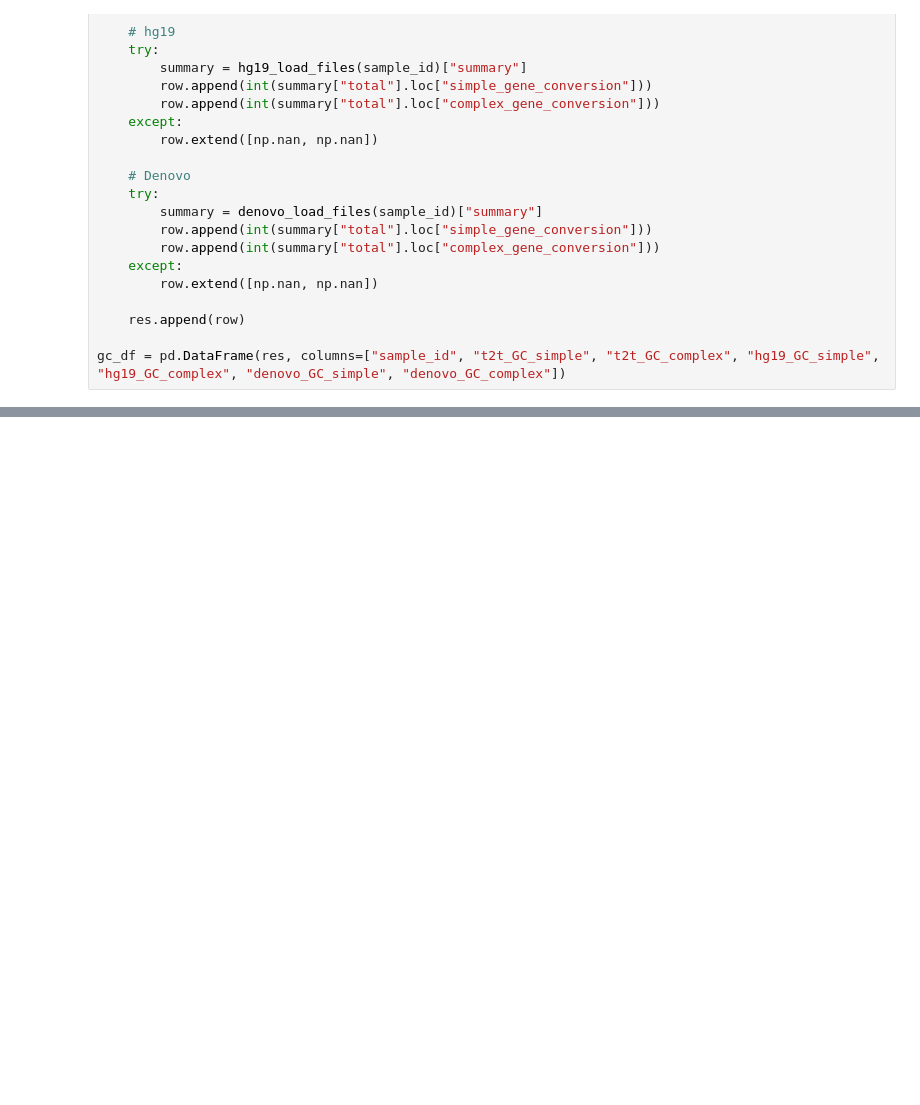
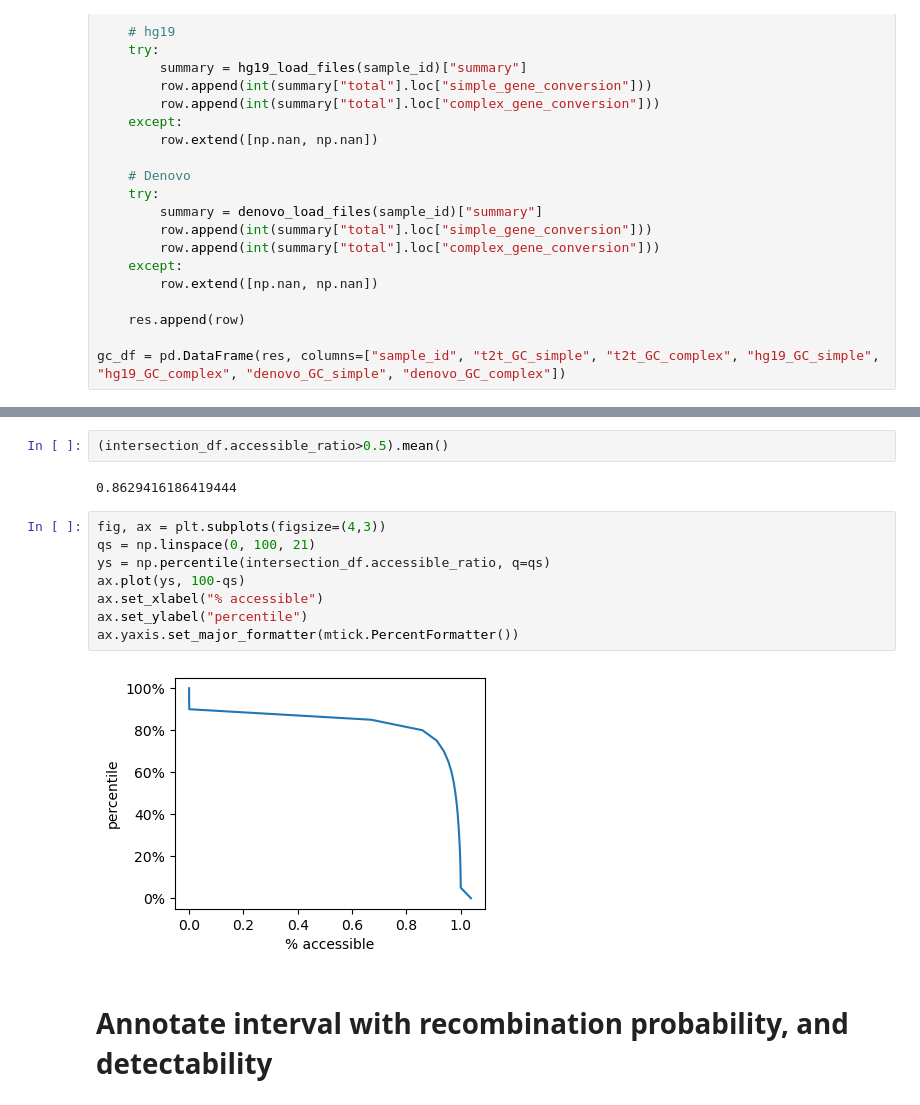
Before and after one commit to regevs/recombination, a Jupyter notebook: notebooks/20230918_compare_alignment_to_t2t.ipynb, the cells around one changed output, grey strips where cells are left out. Drawn from its saved outputs; the diff is of its cells as text; blank space fills up the shorter version.

```diff
--- a/notebooks/20230918_compare_alignment_to_t2t.ipynb
+++ b/notebooks/20230918_compare_alignment_to_t2t.ipynb
@@ -444,0 +638,16 @@ ax.legend()
+# %%
+(intersection_df.accessible_ratio>0.5).mean()
+# %% [output]
+0.8629416186419444
+# %%
+fig, ax = plt.subplots(figsize=(4,3))
+qs = np.linspace(0, 100, 21)
+ys = np.percentile(intersection_df.accessible_ratio, q=qs)
+ax.plot(ys, 100-qs)
+ax.set_xlabel("% accessible")
+ax.set_ylabel("percentile")
+ax.yaxis.set_major_formatter(mtick.PercentFormatter())
+# %% [output]
+[figure, added]
+# %% [markdown]
+# Annotate interval with recombination probability, and detectability
```
Also changed, not shown: parts of 71 cells of this notebook, 3 other files.
